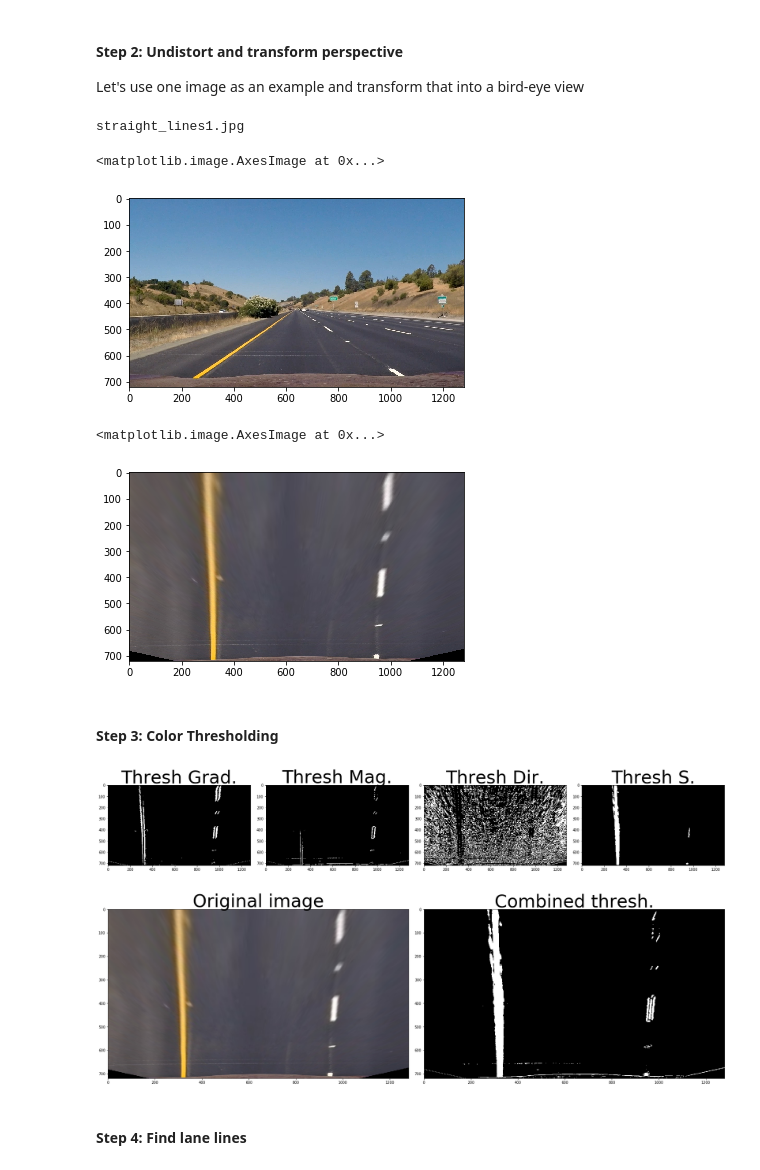
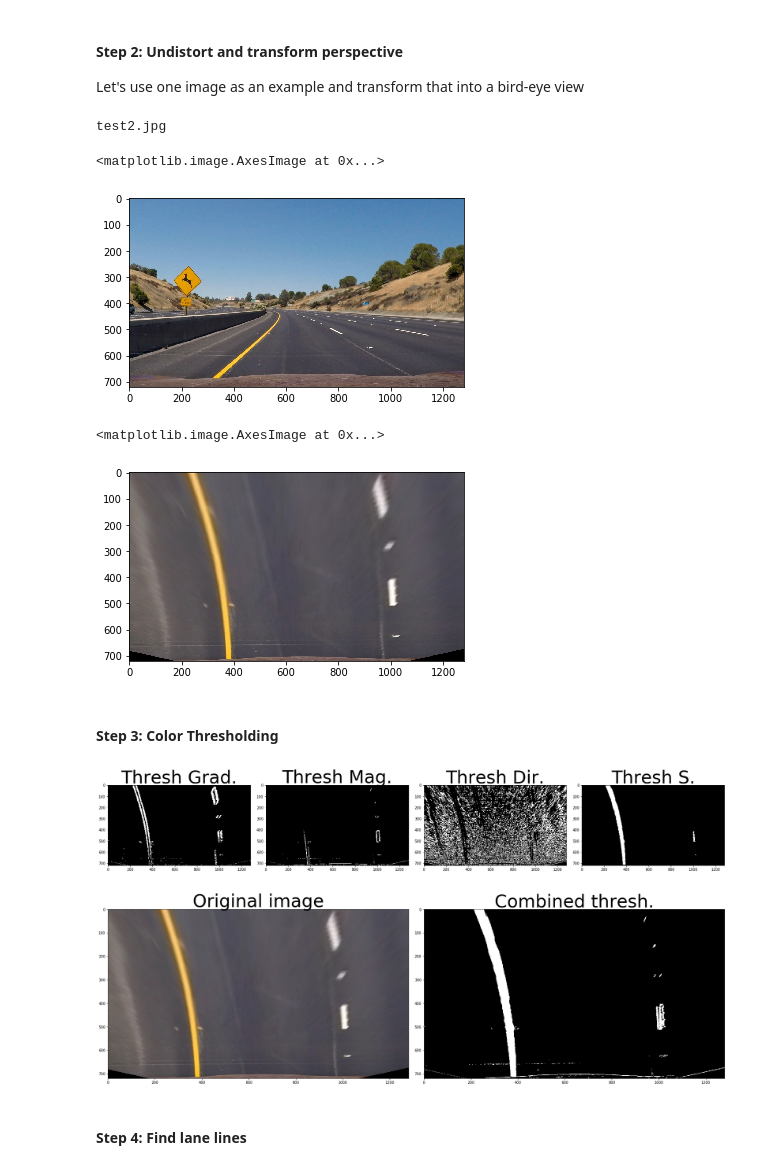
Before and after one commit to JieqingShi/CarND-Advanced-Lane-Lines, a Jupyter notebook: P2-Pipeline.ipynb, the cells around one changed output. Saved outputs shown, nothing was run; the diff lists cells and outputs as text; code cells hidden in the pictures.

```diff
--- a/P2-Pipeline.ipynb
+++ b/P2-Pipeline.ipynb
@@ -41,15 +38,15 @@ Let's use one image as an example and transform that into a bird-eye view
 from pipeline import perspective_transform
 # %%
 fnames = os.listdir("test_images")
-idx = 7
+idx = 5
 fname = fnames[idx]
 print(fname)
 img = cv2.imread(os.path.join("test_images", fname))
 plt.imshow(cv2.cvtColor(img, cv2.COLOR_BGR2RGB))
 # %% [output]
-straight_lines1.jpg
+test2.jpg
 <matplotlib.image.AxesImage at 0x...>
-[figure, old version]
+[figure, new version]
 # %%
 # first load mtx and dist
 pickle_file = "camera_cal/dist_pickle.p"
@@ -108,7 +105,7 @@ warped_img, M = perspective_transform(img, mtx, dist, src, dst, img_size=(img.sh
 plt.imshow(cv2.cvtColor(warped_img, cv2.COLOR_BGR2RGB))  # seems plausible
 # %% [output]
 <matplotlib.image.AxesImage at 0x...>
-[figure, old version]
+[figure, new version]
 # %%
 # Testing undistort
 
@@ -146,7 +143,7 @@ ax4.imshow(hls_binary, cmap='gray')
 ax4.set_title('Thresh S.', fontsize=50)
 plt.subplots_adjust(left=0., right=1, top=0.9, bottom=0.)
 # %% [output]
-[figure, old version]
+[figure, new version]
 # %%
 # Combine thresholds
 combined_binary = np.zeros_like(dir_binary)
@@ -162,7 +159,7 @@ ax2.imshow(combined_binary, cmap='gray')
 ax2.set_title('Combined thresh.', fontsize=50)
 plt.subplots_adjust(left=0., right=1, top=0.9, bottom=0.)
 # %% [output]
-[figure, old version]
+[figure, new version]
 # %% [markdown]
 #### Step 4: Find lane lines
 # %%
```
Also changed, not shown: parts of 42 cells of this notebook, 5 other files.
